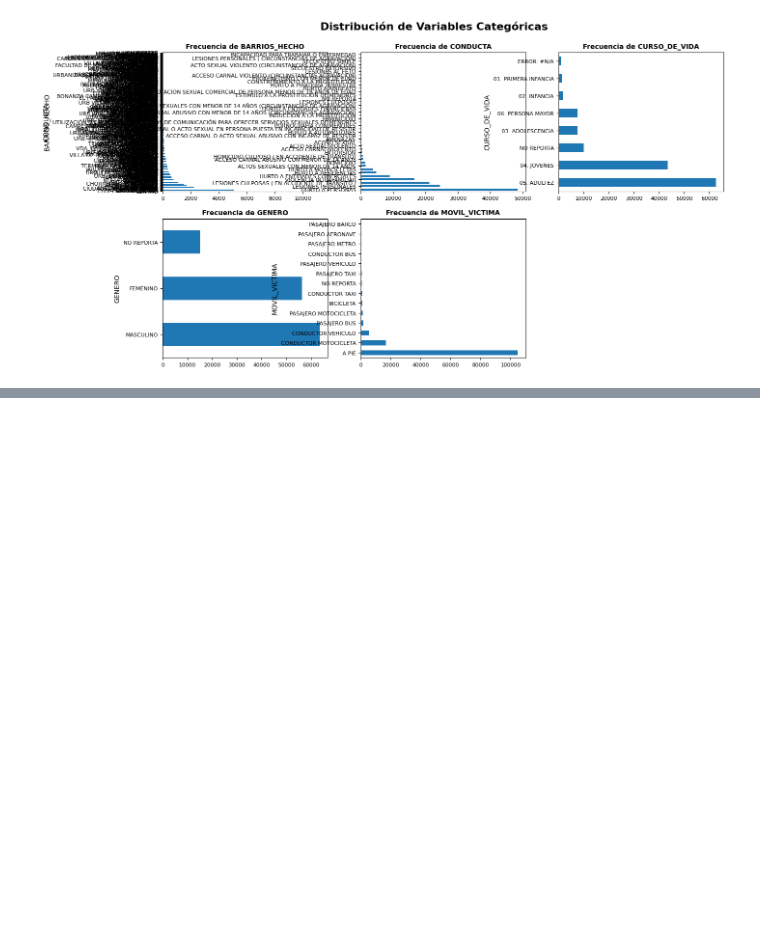
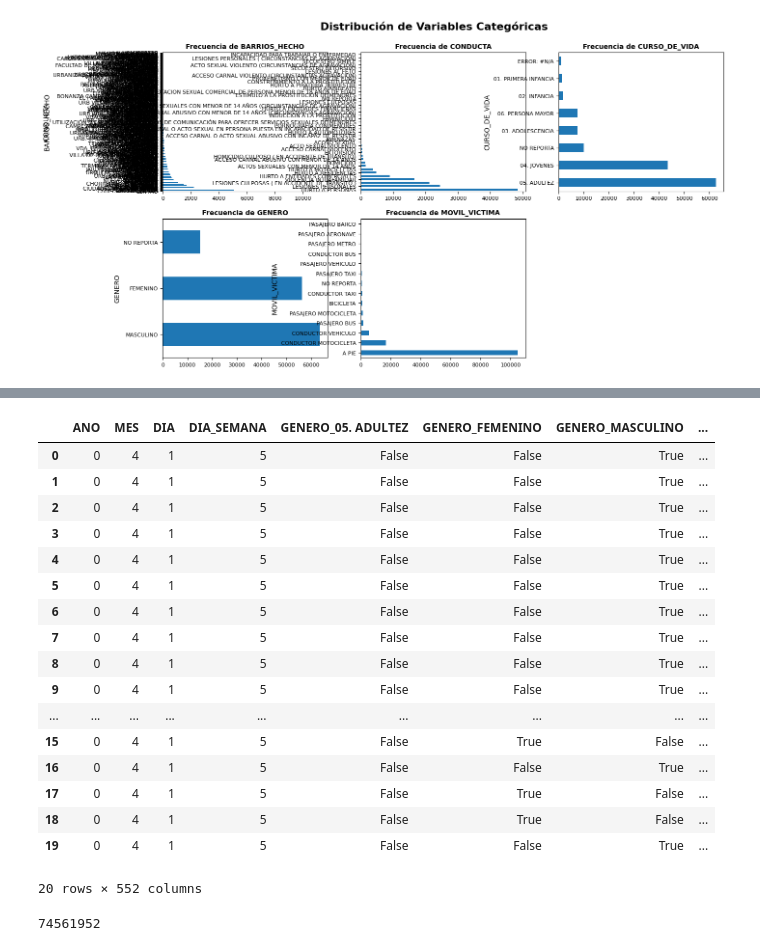
Before and after one commit to cogollo12/proyecto-IA, a Jupyter notebook: PROYECTO.ipynb, the cells around one changed output, grey strips where cells are left out. Cells and saved outputs as stored; diff of their text form; code cells hidden in the pictures; blank space fills up the shorter version.

```diff
--- a/PROYECTO.ipynb
+++ b/PROYECTO.ipynb
@@ -327,0 +598,10 @@ plt.show()
+# %%
+df_normalizada.CURSO_DE_VIDA.unique()
+moda_CURSO_DE_VIDA= df_normalizada['CURSO_DE_VIDA'].mode()[0]  # mode() devuelve una serie, seleccionamos el primer valor
+
+ #Reemplazar los valores "NO REPORTADO" con la moda
+df_normalizada['CURSO_DE_VIDA'] = df_normalizada['CURSO_DE_VIDA'].replace('ERROR: #N/A', moda_CURSO_DE_VIDA)
+
+# Opcional: Verificar el resultado
+print(df_normalizada['CURSO_DE_VIDA'].value_counts())
+#moda_GENERO
@@ -327,0 +618,10 @@ plt.show()
+# %%
+df_normalizada.GENERO.unique()
+moda_GENERO= df_normalizada['GENERO'].mode()[0]  # mode() devuelve una serie, seleccionamos el primer valor
+
+ #Reemplazar los valores "NO REPORTADO" con la moda
+df_normalizada['GENERO'] = df_normalizada['GENERO'].replace('NO REPORTA', moda_CURSO_DE_VIDA)
+
+# Opcional: Verificar el resultado
+print(df_normalizada['CURSO_DE_VIDA'].value_counts())
+#moda_GENERO
@@ -327,0 +733,37 @@ plt.show()
+# %%
+from sklearn.preprocessing import LabelEncoder
+df_one_hot = pd.get_dummies(df_normalizada, columns=['GENERO','MOVIL_VICTIMA','CURSO_DE_VIDA','BARRIOS_HECHO','CONDUCTA'])
+
+# Crear un objeto LabelEncoder
+label_encoder = LabelEncoder()
+
+# Aplicar Label Encoding para variables categóricas con orden
+df_one_hot['ANO'] = label_encoder.fit_transform(df_normalizada['ANO'])
+df_one_hot['MES'] = label_encoder.fit_transform(df_normalizada['MES'])
+df_one_hot['MES'] = label_encoder.fit_transform(df_normalizada['DIA'])
+df_one_hot['MES'] = label_encoder.fit_transform(df_normalizada['DIA_SEMANA'])
+# %%
+df_one_hot.head(20)
+# %% [output]
+|  | ANO | MES | DIA | DIA_SEMANA | GENERO_05. ADULTEZ | GENERO_FEMENINO | GENERO_MASCULINO | ... |
+| 0 | 0 | 4 | 1 | 5 | False | False | True | ... |
+| 1 | 0 | 4 | 1 | 5 | False | False | True | ... |
+| 2 | 0 | 4 | 1 | 5 | False | False | True | ... |
+| 3 | 0 | 4 | 1 | 5 | False | False | True | ... |
+| 4 | 0 | 4 | 1 | 5 | False | False | True | ... |
+| 5 | 0 | 4 | 1 | 5 | False | False | True | ... |
+| 6 | 0 | 4 | 1 | 5 | False | False | True | ... |
+| 7 | 0 | 4 | 1 | 5 | False | False | True | ... |
+| 8 | 0 | 4 | 1 | 5 | False | False | True | ... |
+| 9 | 0 | 4 | 1 | 5 | False | False | True | ... |
+| ... | ... | ... | ... | ... | ... | ... | ... | ... |
+| 15 | 0 | 4 | 1 | 5 | False | True | False | ... |
+| 16 | 0 | 4 | 1 | 5 | False | False | True | ... |
+| 17 | 0 | 4 | 1 | 5 | False | True | False | ... |
+| 18 | 0 | 4 | 1 | 5 | False | True | False | ... |
+| 19 | 0 | 4 | 1 | 5 | False | False | True | ... |
+20 rows × 552 columns
+# %%
+df_one_hot.size
+# %% [output]
+74561952
```
Also changed, not shown: parts of 40 cells of this notebook.
